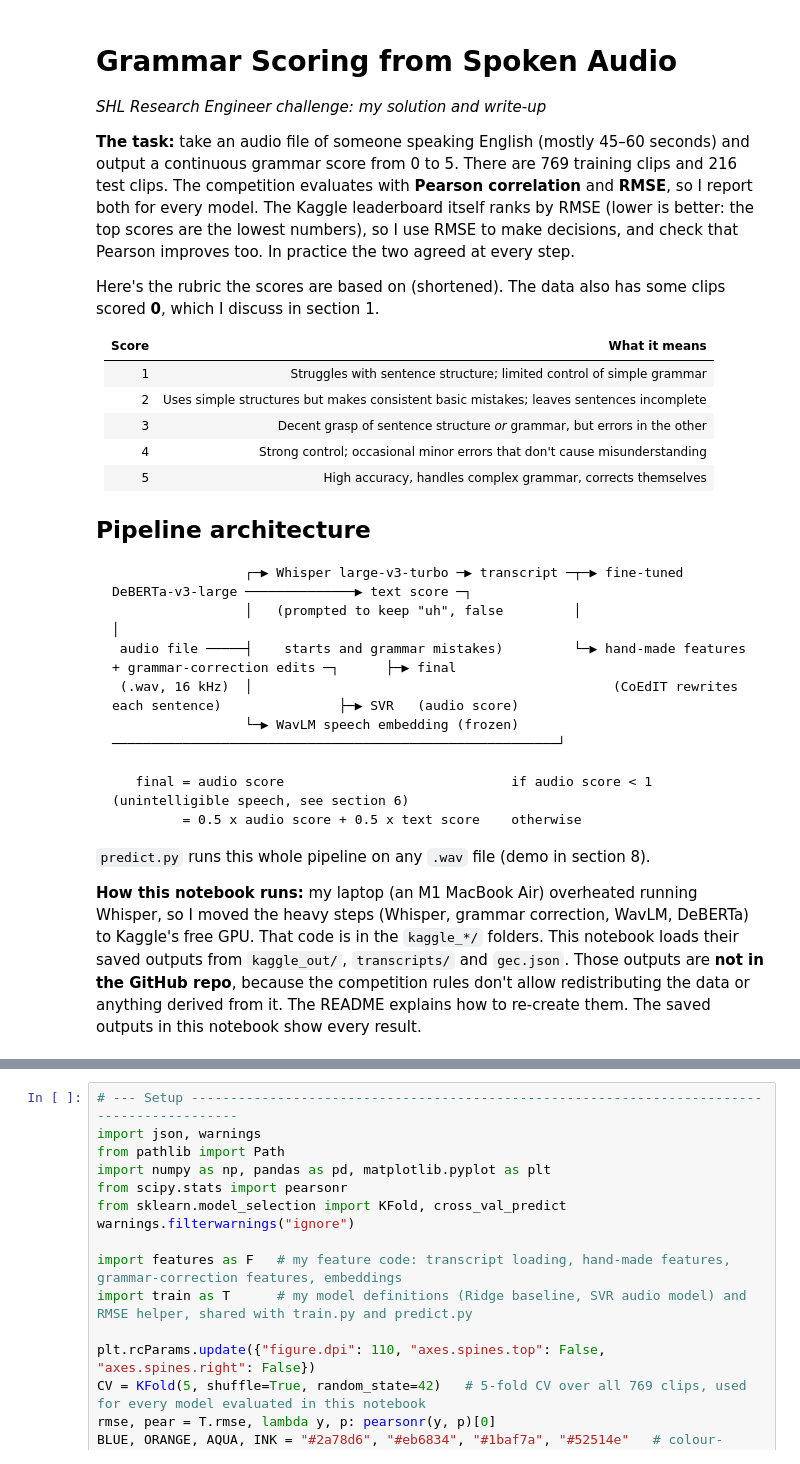
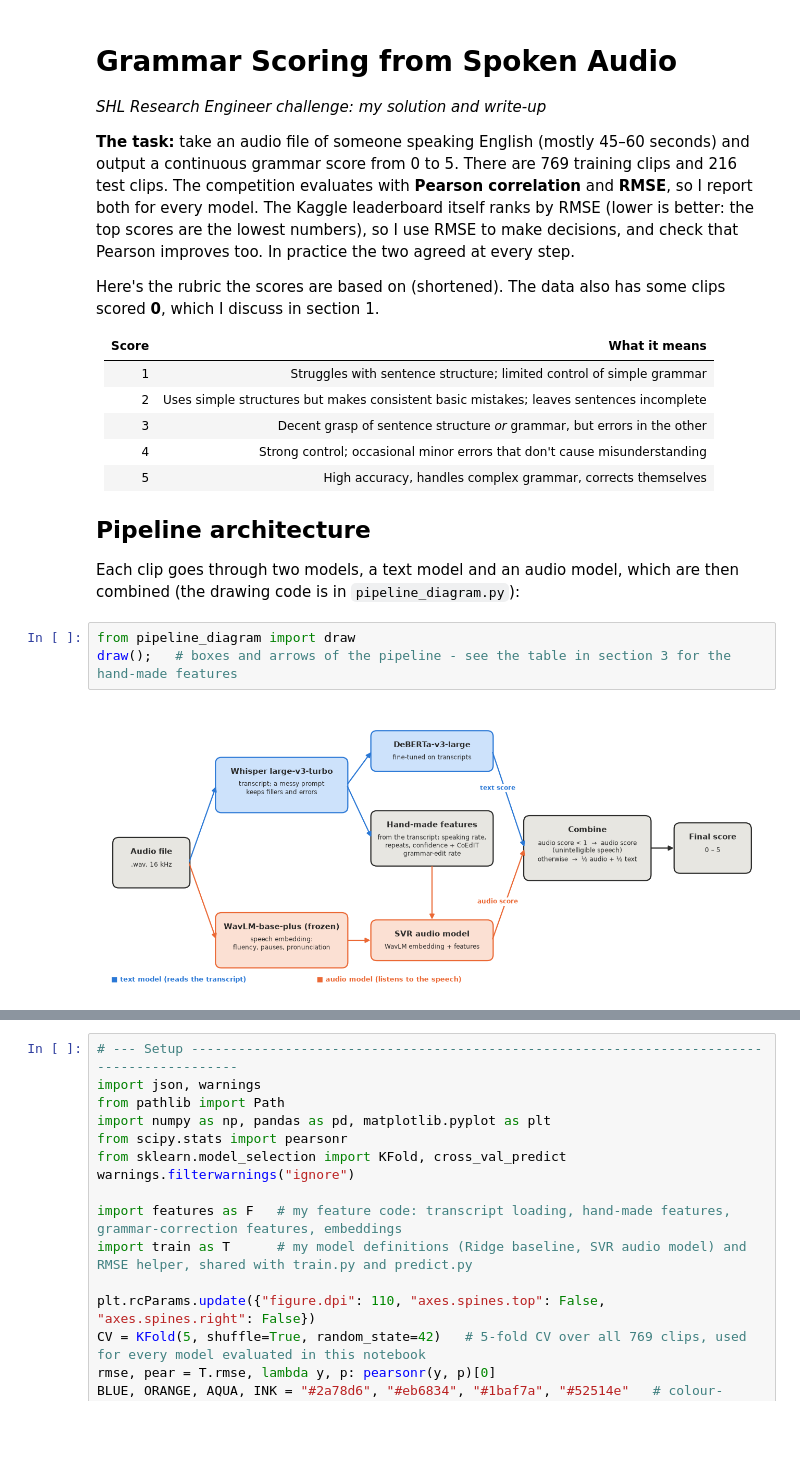
Before and after one commit to Vanshrajput29/SHL-grammar-scoring, a Jupyter notebook: shl_grammar_scoring.ipynb, the cells around one changed output, grey strips where cells are left out. Cells and saved outputs as stored; diff of their text form; blank space fills up the shorter version.

````diff
--- a/shl_grammar_scoring.ipynb
+++ b/shl_grammar_scoring.ipynb
@@ -18,21 +18,10 @@ Here's the rubric the scores are based on (shortened). The data also has some cl
 | 5 | High accuracy, handles complex grammar, corrects themselves |
 
 ## Pipeline architecture
-
-```
-                 ┌─▶ Whisper large-v3-turbo ─▶ transcript ─┬─▶ fine-tuned DeBERTa-v3-large ──────────────▶ text score ─┐
-                 │   (prompted to keep "uh", false         │                                                         │
- audio file ─────┤    starts and grammar mistakes)         └─▶ hand-made features + grammar-correction edits ─┐      ├─▶ final
- (.wav, 16 kHz)  │                                              (CoEdIT rewrites each sentence)               ├─▶ SVR   (audio score)
-                 └─▶ WavLM speech embedding (frozen) ─────────────────────────────────────────────────────────┘
-
-   final = audio score                             if audio score < 1   (unintelligible speech, see section 6)
-         = 0.5 x audio score + 0.5 x text score    otherwise
-```
-
-`predict.py` runs this whole pipeline on any `.wav` file (demo in section 8).
-
-**How this notebook runs:** my laptop (an M1 MacBook Air) overheated running Whisper, so I moved the heavy steps (Whisper, grammar correction,
-WavLM, DeBERTa) to Kaggle's free GPU. That code is in the `kaggle_*/` folders. This notebook loads their saved outputs from `kaggle_out/`,
-`transcripts/` and `gec.json`. Those outputs are **not in the GitHub repo**, because the competition rules don't allow redistributing the data
-or anything derived from it. The README explains how to re-create them. The saved outputs in this notebook show every result.
+Each clip goes through two models, a text model and an audio model, which are then combined
+(the drawing code is in `pipeline_diagram.py`):
+# %%
+from pipeline_diagram import draw
+draw();   # boxes and arrows of the pipeline - see the table in section 3 for the hand-made features
+# %% [output]
+[figure, added]
````
Also changed, not shown: parts of 2 cells of this notebook, 3 other files.
